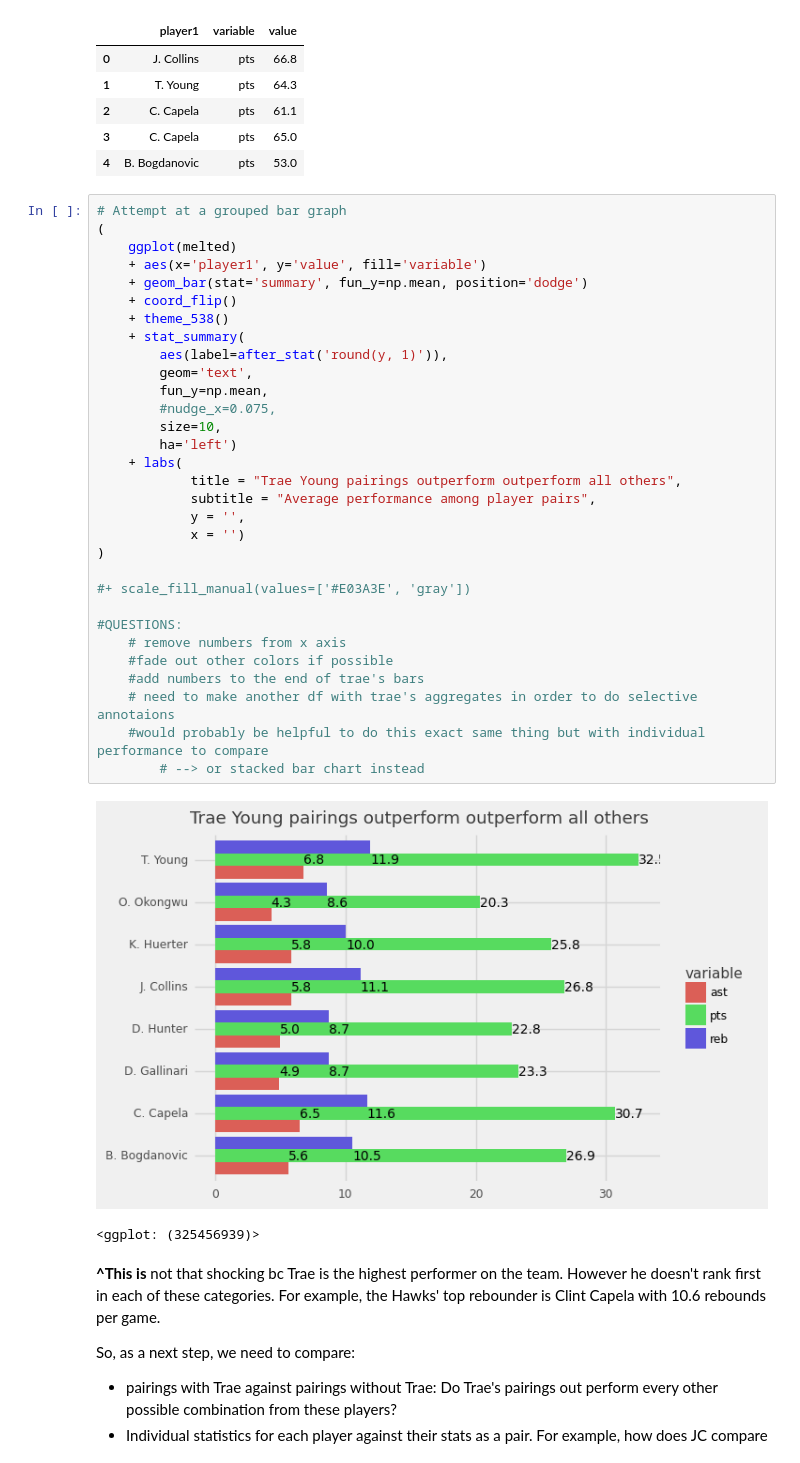
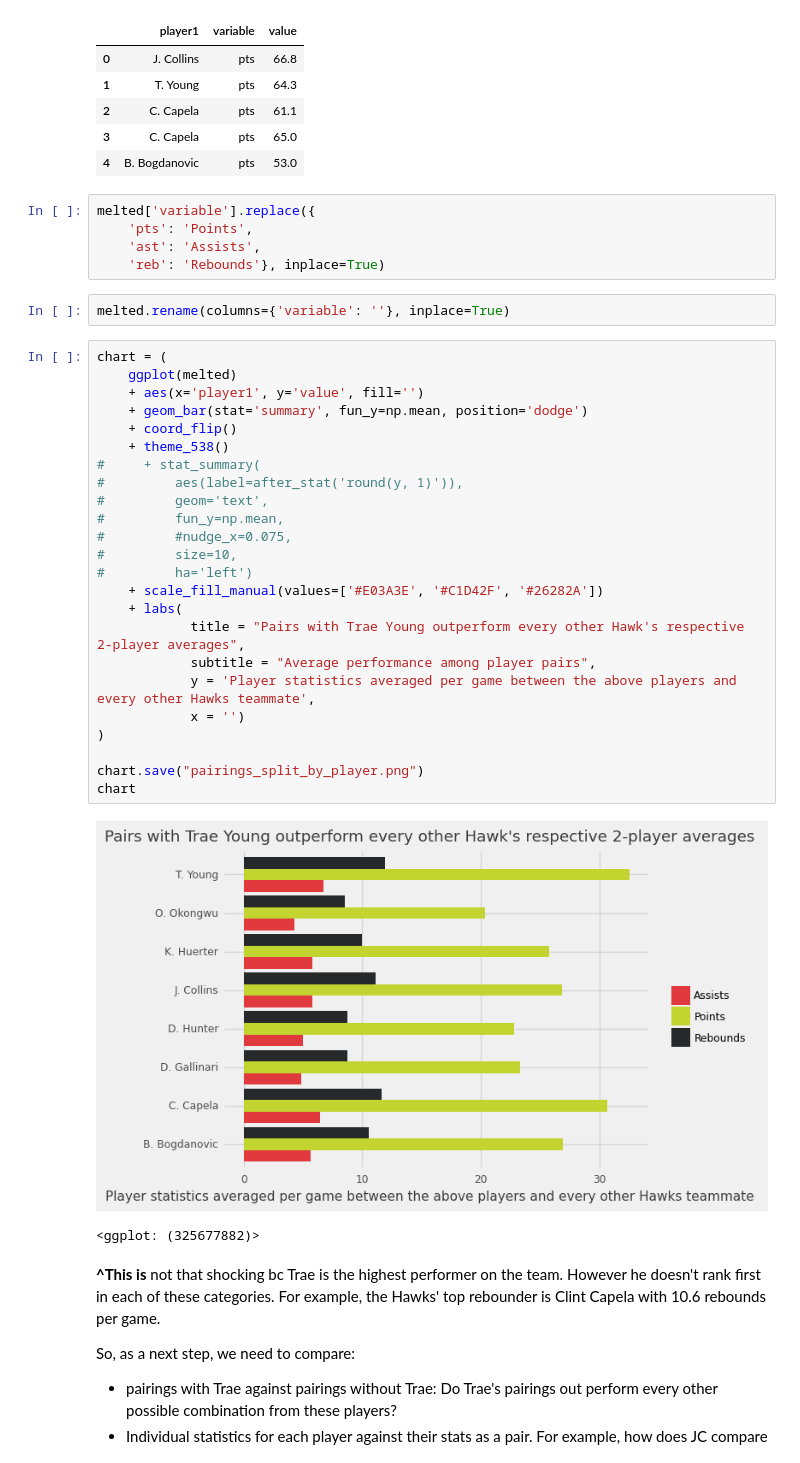
Before and after one commit to jessieblaeser/Trae-Young-Impact, a Jupyter notebook: analysis/Assessing lineups, 2021-22 season.ipynb, the cells around one changed output. Cells and saved outputs as stored; diff of their text form.

```diff
--- a/analysis/Assessing lineups, 2021-22 season.ipynb
+++ b/analysis/Assessing lineups, 2021-22 season.ipynb
@@ -588,40 +612,40 @@ melted.head()
 | 2 | C. Capela | pts | 61.1 |
 | 3 | C. Capela | pts | 65.0 |
 | 4 | B. Bogdanovic | pts | 53.0 |
+# %%
+melted['variable'].replace({
+    'pts': 'Points',
+    'ast': 'Assists',
+    'reb': 'Rebounds'}, inplace=True)
+# %%
+melted.rename(columns={'variable': ''}, inplace=True)
 # %%
-# Attempt at a grouped bar graph
-(
+chart = (
     ggplot(melted)
-    + aes(x='player1', y='value', fill='variable')
+    + aes(x='player1', y='value', fill='')
     + geom_bar(stat='summary', fun_y=np.mean, position='dodge')
     + coord_flip()
     + theme_538()
-    + stat_summary(
-        aes(label=after_stat('round(y, 1)')),
-        geom='text',
-        fun_y=np.mean,
-        #nudge_x=0.075,
-        size=10,
-        ha='left')
+#     + stat_summary(
+#         aes(label=after_stat('round(y, 1)')),
+#         geom='text',
+#         fun_y=np.mean,
+#         #nudge_x=0.075,
+#         size=10,
+#         ha='left')
+    + scale_fill_manual(values=['#E03A3E', '#C1D42F', '#26282A'])
     + labs(
-            title = "Trae Young pairings outperform outperform all others",
+            title = "Pairs with Trae Young outperform every other Hawk's respective 2-player averages",
             subtitle = "Average performance among player pairs",
-            y = '',
+            y = 'Player statistics averaged per game between the above players and every other Hawks teammate',
             x = '')
 )
 
-#+ scale_fill_manual(values=['#E03A3E', 'gray'])
-
-#QUESTIONS:
-    # remove numbers from x axis
-    #fade out other colors if possible
-    #add numbers to the end of trae's bars
-    # need to make another df with trae's aggregates in order to do selective annotaions
-    #would probably be helpful to do this exact same thing but with individual performance to compare
-        # --> or stacked bar chart instead
+chart.save("pairings_split_by_player.png")
+chart
 # %% [output]
-[figure, old version]
+[figure, new version]
-<ggplot: (325456939)>
+<ggplot: (325677882)>
 # %% [markdown]
 **^This is** not that shocking bc Trae is the highest performer on the team. However he doesn't rank first in each of these categories. For example, the Hawks' top rebounder is Clint Capela with 10.6 rebounds per game.
 
```
Also changed, not shown: parts of 11 cells of this notebook, 7 other files.
